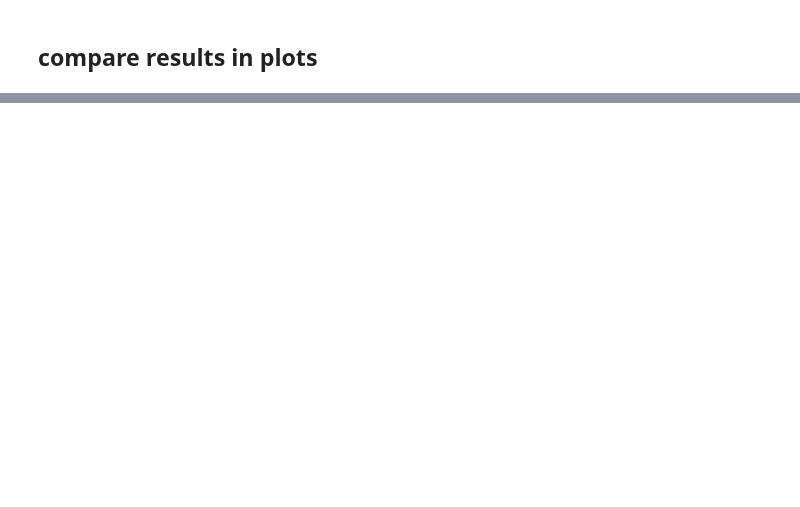
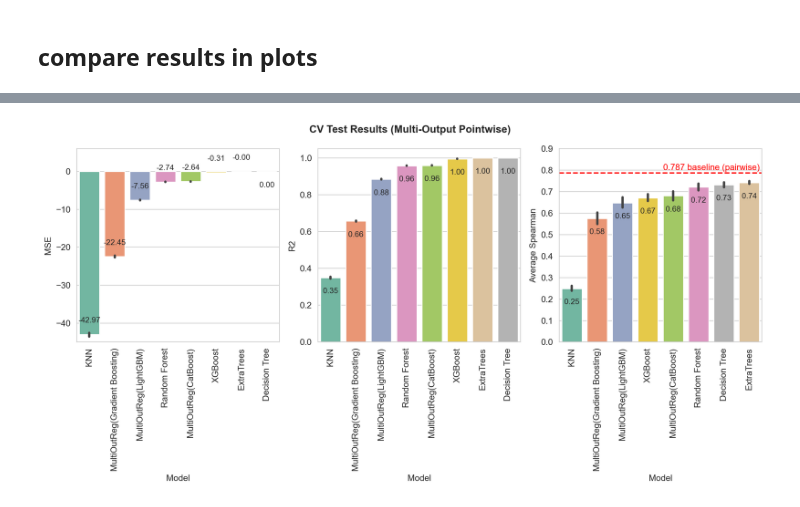
Before and after one commit to nina-prog/meta-learning-for-encoder-selection, a Jupyter notebook: notebooks/week13/week13-multi-output-pointwise.ipynb, the cells around one changed output, grey strips where cells are left out. Saved outputs shown, nothing was run; the diff lists cells and outputs as text; code cells hidden in the pictures; blank space fills up the shorter version.

Commit message:
Run custom cv and plot all results

```diff
--- a/notebooks/week13/week13-multi-output-pointwise.ipynb
+++ b/notebooks/week13/week13-multi-output-pointwise.ipynb
@@ -236,6 +208,7 @@ for i, (model_name, model) in enumerate(models.items()):
 
     # Perform CV
     results = cross_validate(estimator=model, X=X_train, y=y_train, cv=cv_indices, scoring=scoring, return_train_score=True, error_score="raise")
+    results["model"] = model_name
     cv_results.append(results)
 
     # Iterate through the provided scoring (list) in cv_results and print results
@@ -310,0 +308,6 @@ df_holdout_scores = pd.DataFrame(holdout_scores)
+# %%
+df_cv_results = pd.DataFrame(cv_results)
+df_cv_results = df_cv_results.apply(pd.Series.explode)
+df_cv_results["fold"] = df_cv_results.index % 5 + 1
+#df_cv_results.set_index("model", inplace=True)
+df_cv_results
@@ -310,0 +332,6 @@ df_holdout_scores = pd.DataFrame(holdout_scores)
+# %%
+df_spearmen_cv_results = pd.DataFrame(spearmen_cv_results)
+df_spearmen_cv_results = df_spearmen_cv_results.apply(pd.Series.explode)
+df_spearmen_cv_results["fold"] = df_spearmen_cv_results.index % 5 + 1
+#df_spearmen_cv_results.set_index("model", inplace=True)
+df_spearmen_cv_results
@@ -310,0 +356,40 @@ df_holdout_scores = pd.DataFrame(holdout_scores)
+# %%
+# Sort the DataFrame based on "train_neg_mean_squared_error" in ascending order
+df_cv_results_sorted = df_cv_results.sort_values(by="train_neg_mean_squared_error")
+
+# Map colors to models
+colors = sns.color_palette("Set2", len(df_cv_results_sorted["model"].unique()))
+color_map = {model: color for model, color in zip(df_cv_results_sorted["model"].unique(), colors)}
+
+# Create the bar plots with the sorted DataFrame
+fig, axes = plt.subplots(1, 3, figsize=(12, 6))
+fig.suptitle("CV Test Results (Multi-Output Pointwise)", fontweight="bold")
+
+sns.barplot(data=df_cv_results_sorted, x="model", y="train_neg_mean_squared_error", ax=axes[0], palette=color_map)
+axes[0].set_ylabel("MSE")
+axes[0].bar_label(axes[0].containers[0], fmt='%.2f', padding=-20, fontsize=9)
+axes[0].set_ylim(-45,6)
+
+sns.barplot(data=df_cv_results_sorted, x="model", y="train_r2", ax=axes[1], palette=color_map)
+axes[1].set_ylabel("R2")
+axes[1].bar_label(axes[1].containers[0], fmt='%.2f', padding=-20, fontsize=9)
+
+# Sort the DataFrame based on "avg_spearman" in ascending order
+df_spearmen_cv_results_sorted = df_spearmen_cv_results.sort_values(by="avg_spearman")
+
+sns.barplot(data=df_spearmen_cv_results_sorted, x="model", y="avg_spearman", ax=axes[2], palette=color_map)
+axes[2].set_ylabel("Average Spearman")
+axes[2].bar_label(axes[2].containers[0], fmt='%.2f', padding=-20, fontsize=9)
+axes[2].set_ylim(0.0,0.9)
+plt.axhline(y=0.787, color="red", linestyle="--", label="0.787 baseline (pairwise)")
+
+for ax in axes:
+    ax.set_xlabel("Model")
+    ax.set_xticklabels(ax.get_xticklabels(), rotation=90)
+# plot legend on top above the diagrams
+plt.text(3.6, 0.8, '0.787 baseline (pairwise)', fontsize=10, color="red")
+
+fig.tight_layout()
+plt.show()
+# %% [output]
+[figure, added]
```
Also changed, not shown: parts of 21 cells of this notebook, 4 other files.
